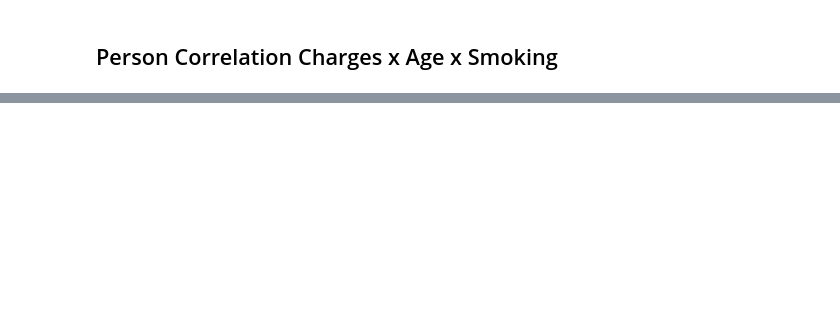
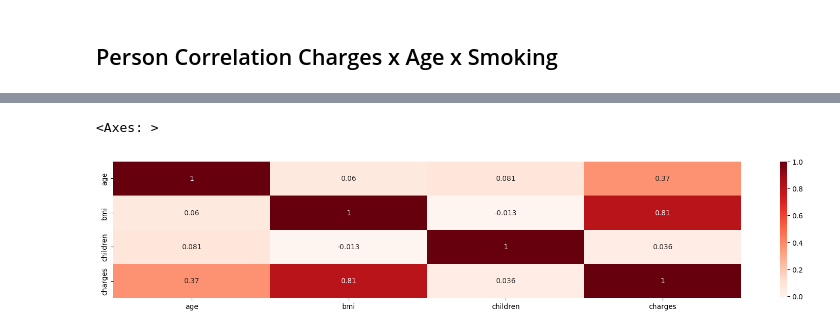
Before and after one commit to DaviFPassos/Helthy-Report, a Jupyter notebook: p1.ipynb, the cells around one changed output, grey strips where cells are left out. Saved outputs shown, nothing was run; the diff lists cells and outputs as text; code cells hidden in the pictures; blank space fills up the shorter version.

```diff
--- a/p1.ipynb
+++ b/p1.ipynb
@@ -1215,0 +445,6 @@ model.coef_, model.intercept_
+# %%
+# Separating numeric data
+
+numerics = ['int16', 'int32', 'int64', 'float16', 'float32', 'float64']
+df_smokers_numeric_data = df_smokers.select_dtypes(include=numerics)
+df_smokers_numeric_data.head()
@@ -1215,0 +470,12 @@ model.coef_, model.intercept_
+# %%
+# Ploting
+
+fig4, ax = plt.subplots(figsize=(20, 3.5))
+
+sns.heatmap(data=df_smokers_numeric_data.corr(),
+            cmap='Reds',
+            annot=True,
+            ax=ax)
+# %% [output]
+<Axes: >
+[figure, added]
```
Also changed, not shown: parts of 123 cells of this notebook.
